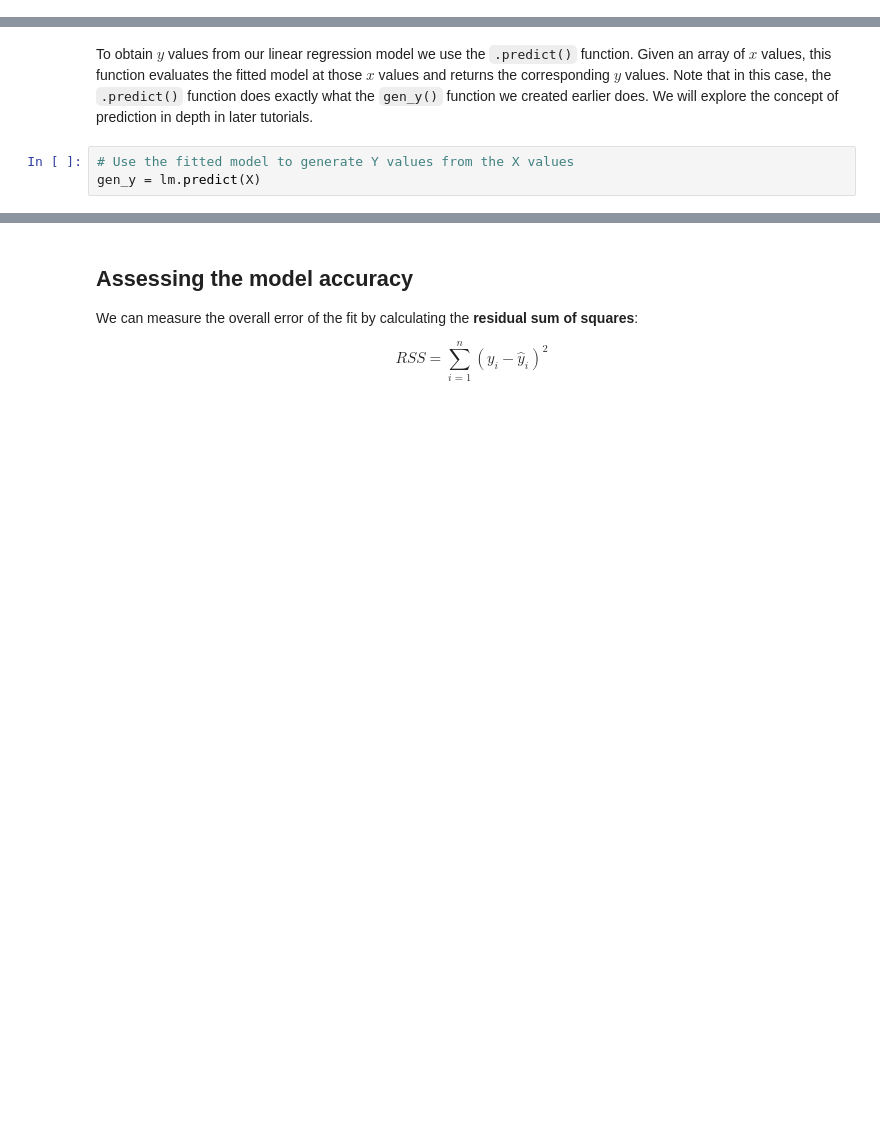
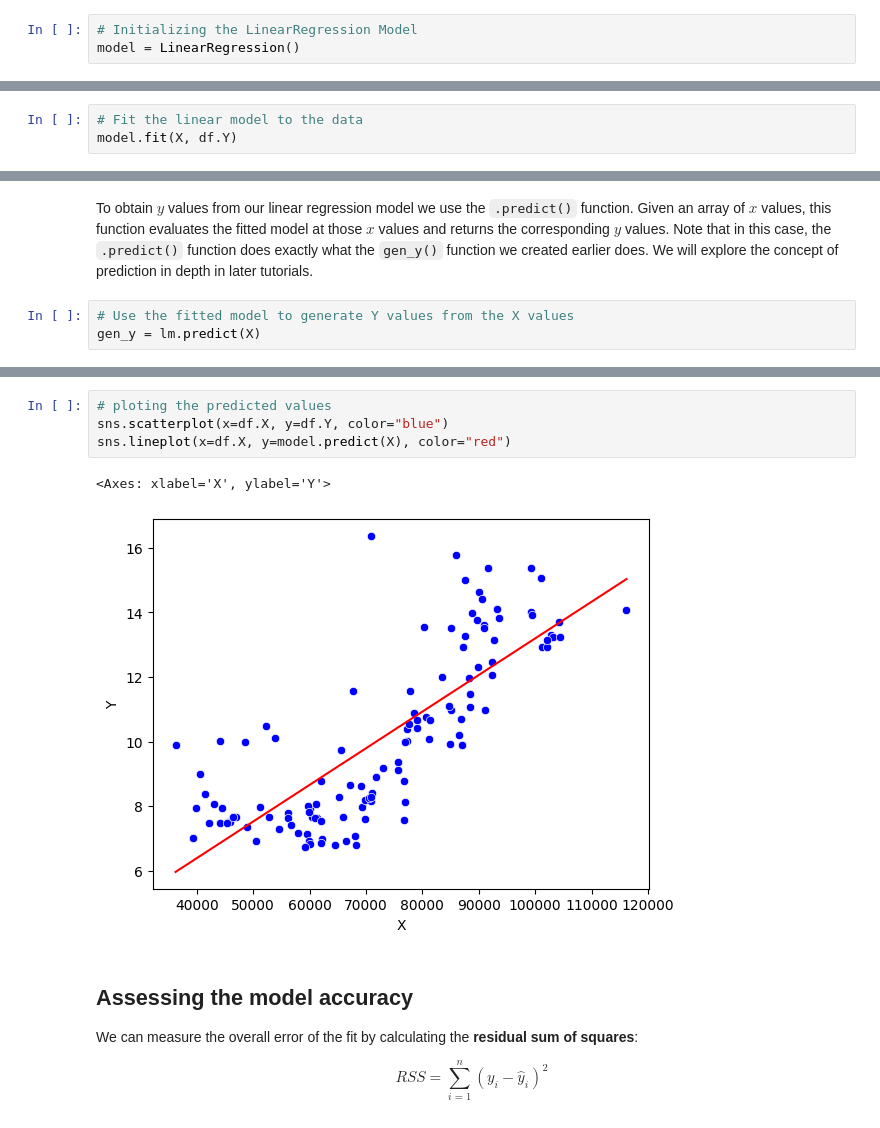
Before and after one commit to mut-rogers/Machine-Learning, a Jupyter notebook: Linear Regression/Least_Squares_Regression_Examples.ipynb, the cells around one changed output, grey strips where cells are left out. Cells and saved outputs as stored; diff of their text form; blank space fills up the shorter version.

```diff
--- a/Linear Regression/Least_Squares_Regression_Examples.ipynb
+++ b/Linear Regression/Least_Squares_Regression_Examples.ipynb
@@ -208,6 +224,9 @@ Let's create a `LinearRegression()` object with all the default parameters.
 # %%
 # Initialise the LinearRegression model
 lm = LinearRegression()
+# %%
+# Initializing the LinearRegression Model
+model = LinearRegression()
 # %% [markdown]
 At this stage, all we have done is initialise a model of the form: $y = mx+c$.
 
@@ -232,0 +272,3 @@ lm.fit(X, df.Y)
+# %%
+# Fit the linear model to the data
+model.fit(X, df.Y)
@@ -260,3 +339,10 @@ plt.show()
+# %%
+# ploting the predicted values
+sns.scatterplot(x=df.X, y=df.Y, color="blue")
+sns.lineplot(x=df.X, y=model.predict(X), color="red")
+# %% [output]
+<Axes: xlabel='X', ylabel='Y'>
+[figure, added]
 # %% [markdown]
 ## Assessing the model accuracy
 We can measure the overall error of the fit by calculating the **residual sum of squares**:
```
Also changed, not shown: parts of 16 cells of this notebook.
